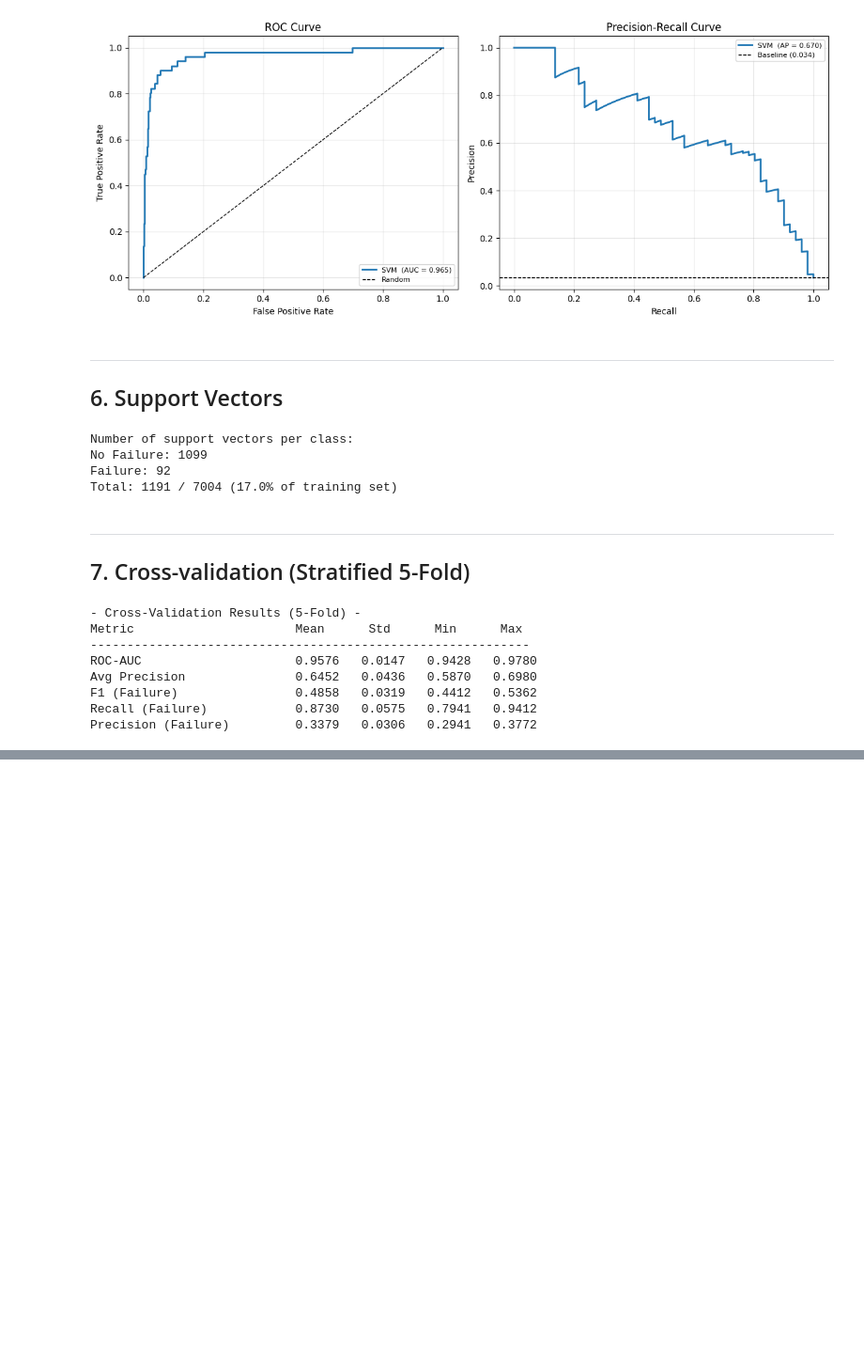
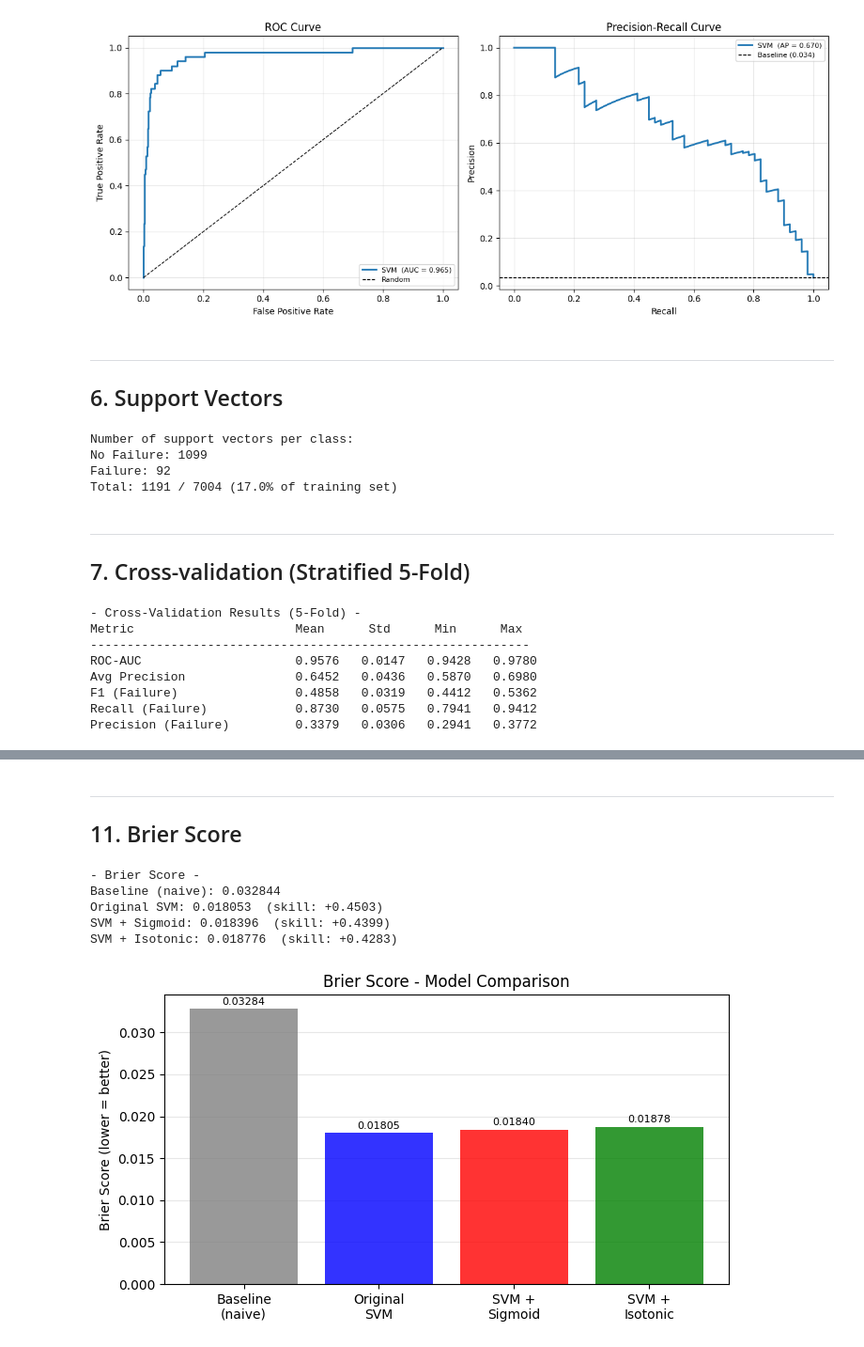
Before and after one commit to hadoyyo/Machine-Predictive-Maintenance-Expert-System, a Jupyter notebook: svm_model.ipynb, the cells around one changed output, grey strips where cells are left out. Shown at 94% size. Drawn from its saved outputs; the diff is of its cells as text; code cells hidden in the pictures; blank space fills up the shorter version.

```diff
--- a/svm_model.ipynb
+++ b/svm_model.ipynb
@@ -216,0 +311,67 @@ Precision (Failure)         0.3379   0.0306   0.2941   0.3772
+# %% [markdown]
+---
+## 11. Brier Score
+# %%
+from sklearn.metrics import brier_score_loss
+
+brier_orig     = brier_score_loss(y_test, y_proba)
+brier_sigmoid  = brier_score_loss(y_test, y_proba_sigmoid)
+brier_isotonic = brier_score_loss(y_test, y_proba_isotonic)
+
+brier_baseline = brier_score_loss(
+    y_test,
+    np.full_like(y_test, y_test.mean(), dtype=float)
+)
+
+def brier_skill(brier, baseline):
+    return 1 - brier / baseline
+
+print('- Brier Score -')
+print(f'Baseline (naive): {brier_baseline:.6f}')
+print(f'Original SVM: {brier_orig:.6f}  (skill: {brier_skill(brier_orig, brier_baseline):+.4f})')
+print(f'SVM + Sigmoid: {brier_sigmoid:.6f}  (skill: {brier_skill(brier_sigmoid, brier_baseline):+.4f})')
+print(f'SVM + Isotonic: {brier_isotonic:.6f}  (skill: {brier_skill(brier_isotonic, brier_baseline):+.4f})')
+
+fig, ax = plt.subplots(figsize=(7, 4))
+
+names = [
+    'Baseline\n(naive)',
+    'Original\nSVM',
+    'SVM +\nSigmoid',
+    'SVM +\nIsotonic'
+]
+
+scores = [
+    brier_baseline,
+    brier_orig,
+    brier_sigmoid,
+    brier_isotonic
+]
+
+colors = ['gray', 'blue', 'red', 'green']
+
+bars = ax.bar(names, scores, color=colors, alpha=0.8)
+
+for bar, val in zip(bars, scores):
+    ax.text(
+        bar.get_x() + bar.get_width() / 2,
+        bar.get_height() + 0.0005,
+        f'{val:.5f}',
+        ha='center',
+        fontsize=8
+    )
+
+ax.set_title('Brier Score - Model Comparison')
+ax.set_ylabel('Brier Score (lower = better)')
+ax.yaxis.grid(True, alpha=0.3)
+ax.set_axisbelow(True)
+
+plt.tight_layout()
+plt.show()
+# %% [output]
+- Brier Score -
+Baseline (naive): 0.032844
+Original SVM: 0.018053  (skill: +0.4503)
+SVM + Sigmoid: 0.018396  (skill: +0.4399)
+SVM + Isotonic: 0.018776  (skill: +0.4283)
+[figure, added]
```
Also changed, not shown: parts of 6 cells of this notebook.
